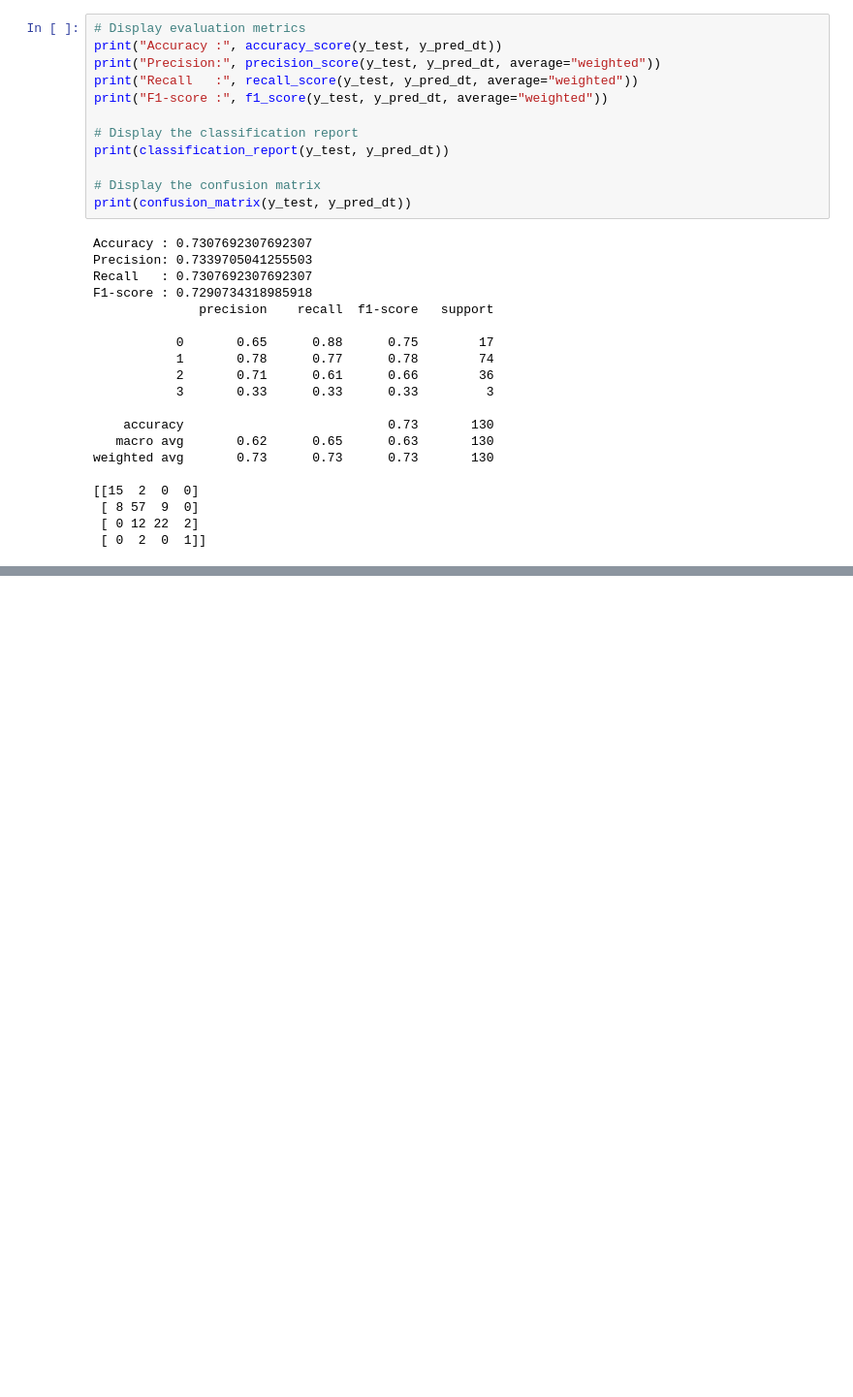
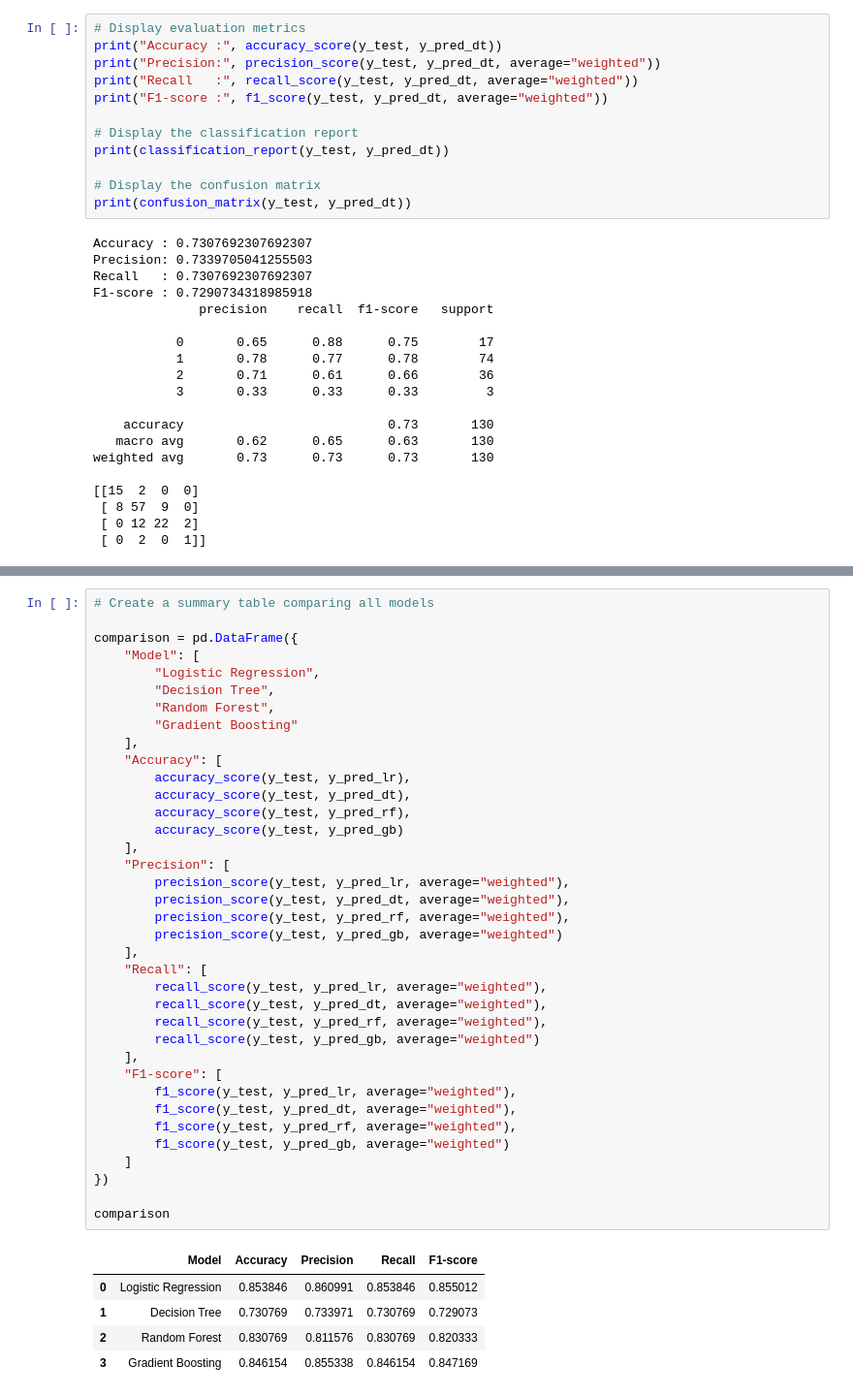
Before and after one commit to afsheenaf/student-grade-prediction, a Jupyter notebook: codes.ipynb, the cells around one changed output, grey strips where cells are left out. Shown at 97% size. Saved outputs shown, nothing was run; the diff lists cells and outputs as text; blank space fills up the shorter version.

Commit message:
modelling and comparison

```diff
--- a/codes.ipynb
+++ b/codes.ipynb
@@ -392,0 +475,43 @@ weighted avg       0.73      0.73      0.73       130
+# %%
+# Create a summary table comparing all models
+
+comparison = pd.DataFrame({
+    "Model": [
+        "Logistic Regression",
+        "Decision Tree",
+        "Random Forest",
+        "Gradient Boosting"
+    ],
+    "Accuracy": [
+        accuracy_score(y_test, y_pred_lr),
+        accuracy_score(y_test, y_pred_dt),
+        accuracy_score(y_test, y_pred_rf),
+        accuracy_score(y_test, y_pred_gb)
+    ],
+    "Precision": [
+        precision_score(y_test, y_pred_lr, average="weighted"),
+        precision_score(y_test, y_pred_dt, average="weighted"),
+        precision_score(y_test, y_pred_rf, average="weighted"),
+        precision_score(y_test, y_pred_gb, average="weighted")
+    ],
+    "Recall": [
+        recall_score(y_test, y_pred_lr, average="weighted"),
+        recall_score(y_test, y_pred_dt, average="weighted"),
+        recall_score(y_test, y_pred_rf, average="weighted"),
+        recall_score(y_test, y_pred_gb, average="weighted")
+    ],
+    "F1-score": [
+        f1_score(y_test, y_pred_lr, average="weighted"),
+        f1_score(y_test, y_pred_dt, average="weighted"),
+        f1_score(y_test, y_pred_rf, average="weighted"),
+        f1_score(y_test, y_pred_gb, average="weighted")
+    ]
+})
+
+comparison
+# %% [output]
+|  | Model | Accuracy | Precision | Recall | F1-score |
+| 0 | Logistic Regression | 0.853846 | 0.860991 | 0.853846 | 0.855012 |
+| 1 | Decision Tree | 0.730769 | 0.733971 | 0.730769 | 0.729073 |
+| 2 | Random Forest | 0.830769 | 0.811576 | 0.830769 | 0.820333 |
+| 3 | Gradient Boosting | 0.846154 | 0.855338 | 0.846154 | 0.847169 |
```
Also changed, not shown: parts of 2 cells of this notebook.
